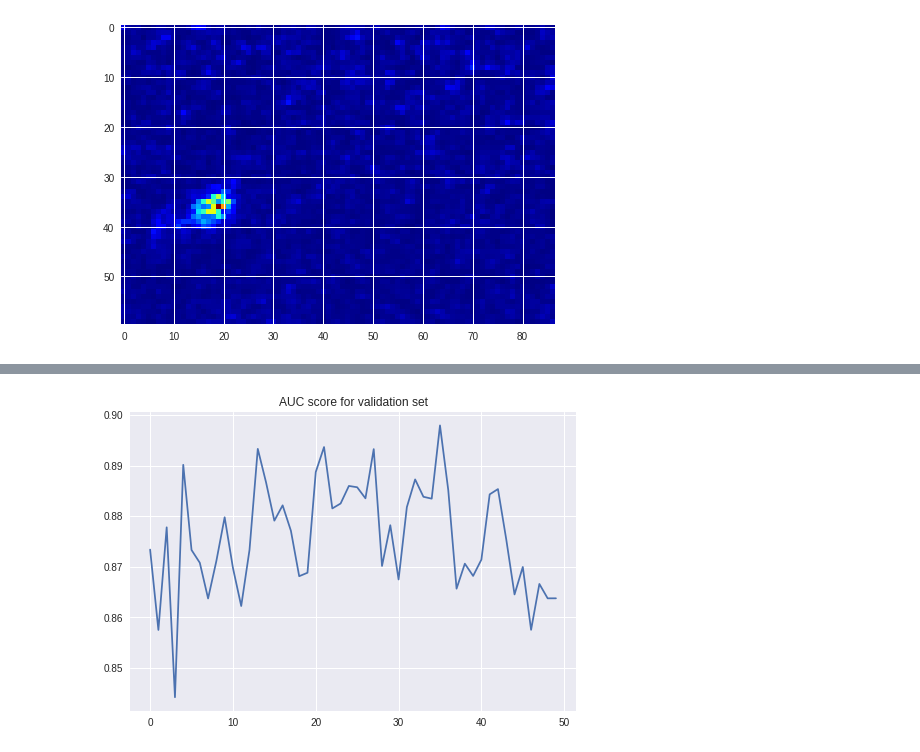
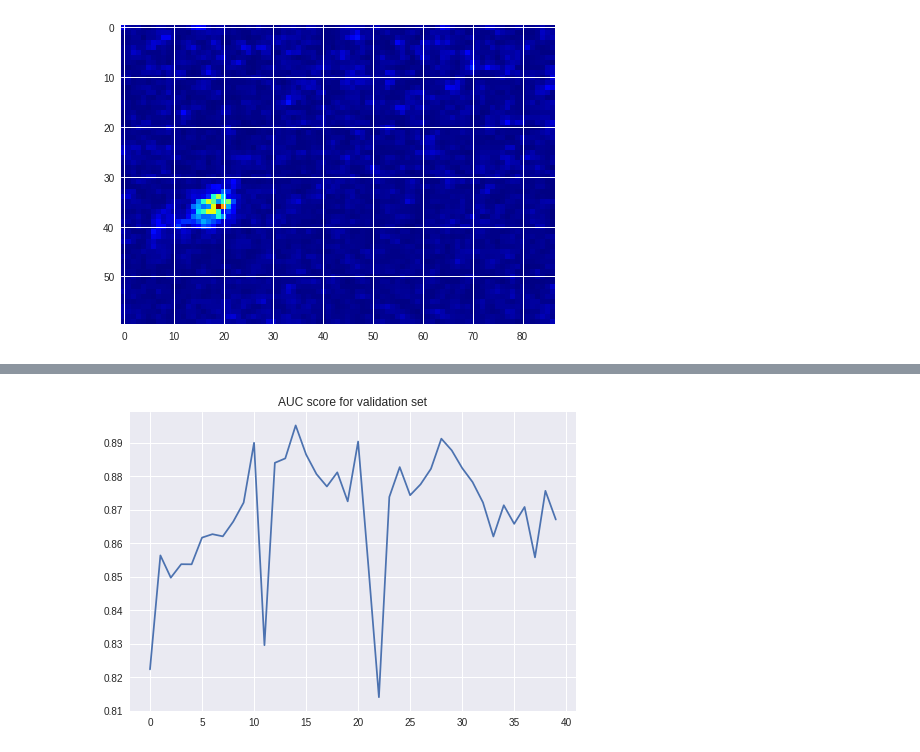
Before and after one commit to hannape/CNN-pierwsze-podejscie, a Jupyter notebook: CNN_modified.ipynb, the cells around one changed output, grey strips where cells are left out. Cells and saved outputs as stored; diff of their text form; code cells hidden in the pictures.

Commit message:
weighted classes, 40 epochs, AUC = 78%

```diff
--- a/CNN_modified.ipynb
+++ b/CNN_modified.ipynb
@@ -75,3 +83,26 @@ plt.imshow(X_train[407,0], cmap=plt.get_cmap('jet'))
 [ 19 101 168 171 218 224 399 407 420 532]
 <matplotlib.image.AxesImage at 0x...>
 [figure]
+# %%
+def roc_auc_score(y_true, y_pred):
+    """ ROC AUC Score.
+    Approximates the Area Under Curve score, using approximation based on
+    the Wilcoxon-Mann-Whitney U statistic.
+    Yan, L., Dodier, R., Mozer, M. C., & Wolniewicz, R. (2003).
+    Optimizing Classifier Performance via an Approximation to the Wilcoxon-Mann-Whitney Statistic.
+    Measures overall performance for a full range of threshold levels.
+    Arguments:
+        y_pred: `Tensor`. Predicted values.
+        y_true: `Tensor` . Targets (labels), a probability distribution.
+    """
+    with tf.name_scope("RocAucScore"):
+        pos = tf.boolean_mask(y_pred, tf.cast(y_true, tf.bool))
+        neg = tf.boolean_mask(y_pred, ~tf.cast(y_true, tf.bool))
+        pos = tf.expand_dims(pos, 0)
+        neg = tf.expand_dims(neg, 1)
+        # original paper suggests performance is robust to exact parameter choice
+        gamma = 0.2
+        p     = 3
+        difference = tf.zeros_like(pos * neg) + pos - neg - gamma
+        masked = tf.boolean_mask(difference, difference < 0.0)
+        return tf.reduce_sum(tf.pow(-masked, p))
@@ -78,5 +112,5 @@ plt.imshow(X_train[407,0], cmap=plt.get_cmap('jet'))
 # %%
-# del model
+#del model
 def larger_model():
   model = Sequential()
   model.add(Conv2D(20, (3,3), input_shape=(1, 60, 87), activation='relu'))
@@ -90,8 +124,9 @@ def larger_model():
   model.add(Dropout(0.2))
   model.add(Dense(32, activation='relu'))
   model.add(Dropout(0.2))
-  model.add(Dense(num_classes, activation='softmax'))
+  model.add(Dense(1, activation='sigmoid'))
   # Compile model
-  model.compile(loss='categorical_crossentropy', optimizer='adam', metrics=['accuracy'])
+  #model.compile(loss=roc_auc_score_loss, optimizer='adam', metrics=['accuracy','mae'])
+  model.compile(loss='binary_crossentropy', optimizer='adam', metrics=['accuracy'])
   return model
 # %%
@@ -127,0 +161,9 @@ model = larger_model()
+# %%
+# build the model
+#del model
+model = larger_model()
+
+from sklearn.utils import class_weight
+print(numpy.unique(y_train))
+class_weights = class_weight.compute_class_weight('balanced',numpy.unique(y_train),y_train)
+print(class_weights)
@@ -129,10 +174,12 @@ model = larger_model()
 #from keras.models import load_model
 #model = load_model('drive/My Drive/Colab Notebooks/models/CNN_30e.h5')
 
+
 # Fit the model
 histories = Histories()
-hist = model.fit(X_train, y_train, validation_data=(X_val, y_val), epochs=50, batch_size=32, callbacks=[histories])
+hist = model.fit(X_train, y_train, validation_data=(X_val, y_val), epochs=40, batch_size=32, callbacks=[histories], class_weight = class_weights)
 print(histories.aucs)
+
 
 # list all data in history
 c = hist.history.keys()
@@ -207,8 +254,8 @@ AUC: 0.723
 # %%
-c = [0.8733723534664104, 0.8574772613768784, 0.8777842517063424, 0.8441783827958291, 0.8901471011093118, 0.8732985759038697, 0.870764789563691, 0.8637059793876841, 0.8711336773763942, 0.8797713273907715, 0.8697519560512734, 0.862213402545515, 0.8733095479516322, 0.8932972138565614, 0.8866560981884771, 0.8790967356266175, 0.8821269125414289, 0.8770960394691043, 0.8681110673910741, 0.8687954961635667, 0.888716573088972, 0.8936581563932988, 0.8815139912526295, 0.8824882334246409, 0.8859625891005947, 0.8857049351514144, 0.88351279567777, 0.8932506772401895, 0.8701310592187902, 0.8781970277100959, 0.867463716573089, 0.8817724018947593, 0.8872538856182938, 0.8838196346686442, 0.8834473417376698, 0.8979357416347595, 0.8851324969353935, 0.8656442483768936, 0.8705888584530169, 0.8681685760552083, 0.871392088018524, 0.8842986213054468, 0.8853451276541006, 0.875400668916567, 0.8645039121025471, 0.8699399942491336, 0.8575041239765728, 0.8665798992084992, 0.8637332203338529, 0.8637396522239206]
+c = [0.8224177853110766, 0.8563857317977512, 0.8497465078620396, 0.8537660608078455, 0.8537327663180835, 0.8616871225993916, 0.862714711624317, 0.8620669824598575, 0.8664618551084341, 0.8721279719115578, 0.8899556577931806, 0.829618475415046, 0.8839823236527082, 0.8852959426124067, 0.8951352210300104, 0.8864794103848539, 0.8806226069585483, 0.8769284319808708, 0.881141698321655, 0.8724957246848374, 0.8903309774959517, 0.8527717662726819, 0.8141168636590644, 0.8738002633291463, 0.8827080527263647, 0.87433070508649, 0.877562540672246, 0.8822018251433934, 0.8911815003707796, 0.8876901191034702, 0.8824227794845407, 0.8782481044841625, 0.8721605097083704, 0.8620238509617566, 0.8713387411656098, 0.8657982353920427, 0.8708219198813506, 0.8557992947621713, 0.8756344870378499, 0.8670793165549284]
 plt.plot(c)
 plt.title('AUC score for validation set')
 pyplot.show()
 # %% [output]
-[figure, old version]
+[figure, new version]
 # %%
```
Also changed, not shown: parts of 11 cells of this notebook.
